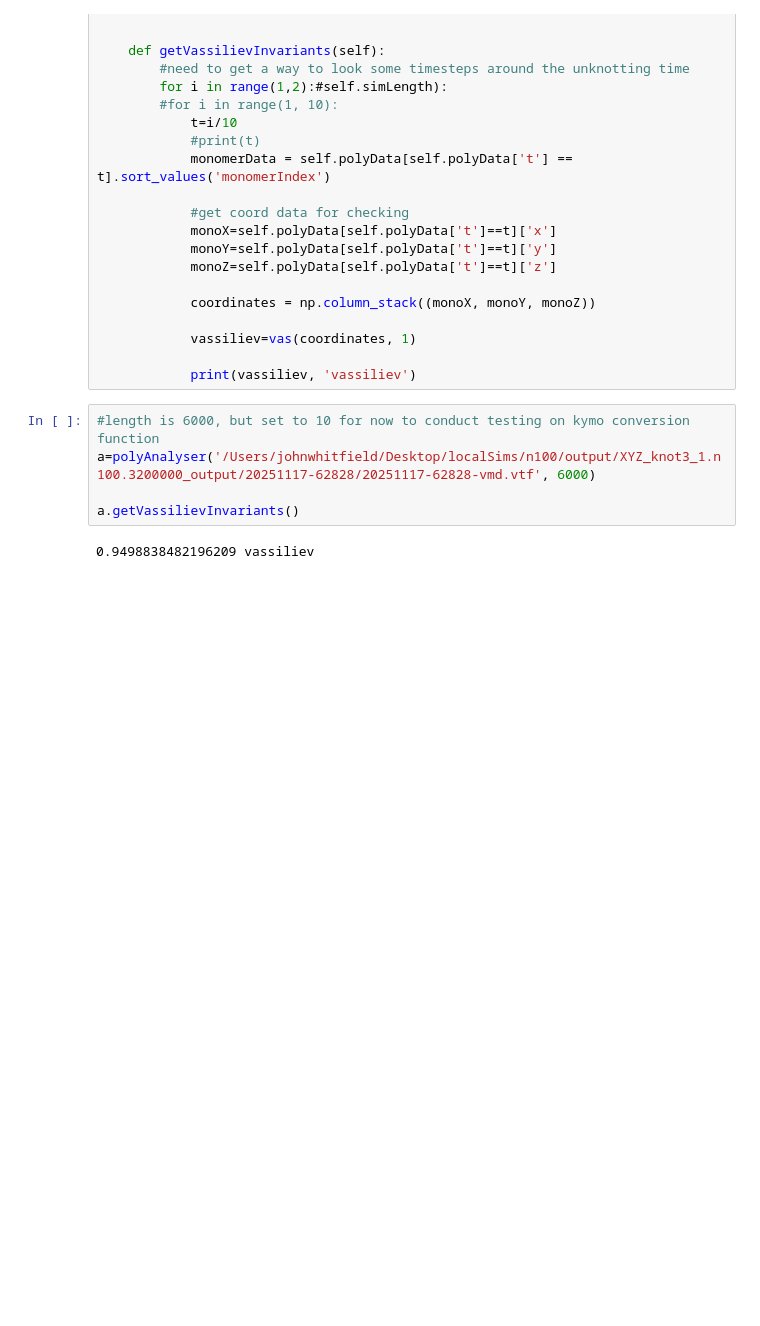
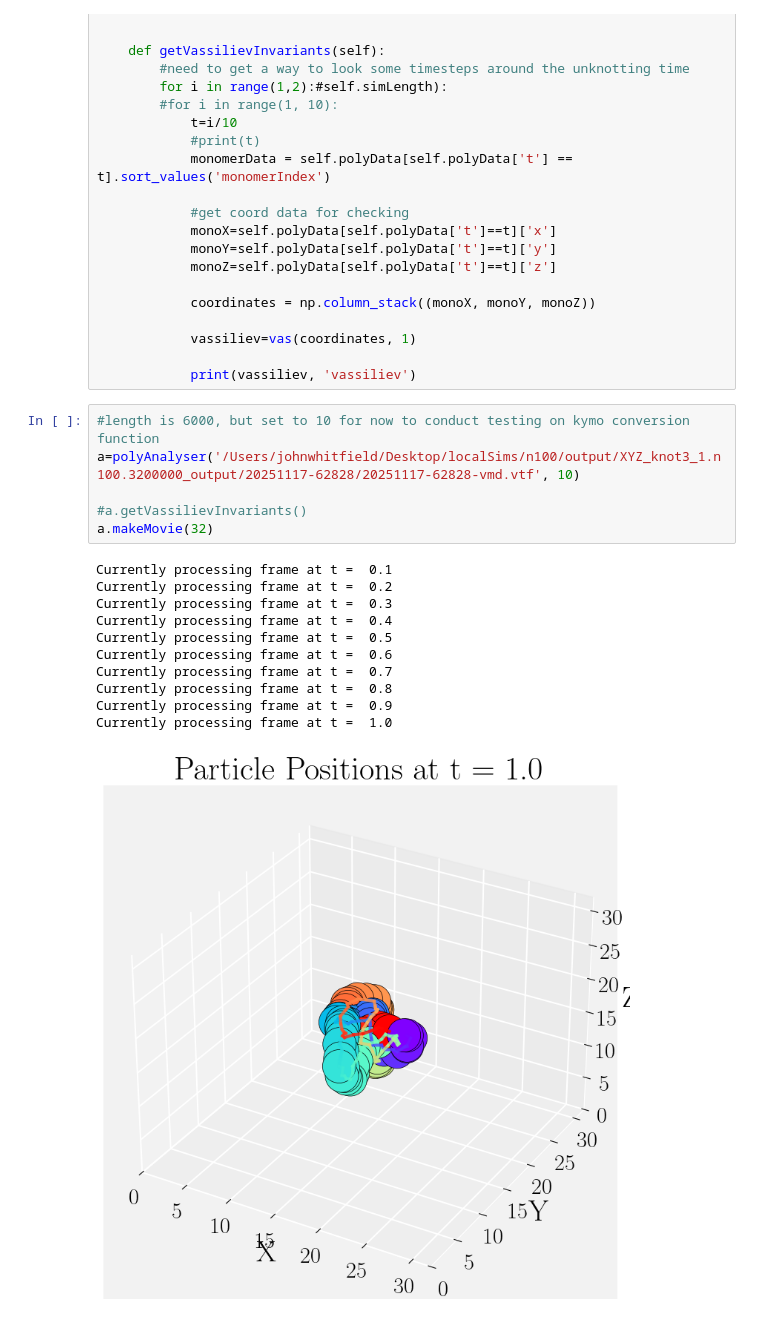
Before and after one commit to Tiggger/polyAnalyser, a Jupyter notebook: polyAnalyser.ipynb, the cells around one changed output. Cells and saved outputs as stored; diff of their text form; blank space fills up the shorter version.

```diff
--- a/polyAnalyser.ipynb
+++ b/polyAnalyser.ipynb
@@ -276,8 +276,19 @@ class polyAnalyser():
             print(vassiliev, 'vassiliev')
 # %%
 #length is 6000, but set to 10 for now to conduct testing on kymo conversion function
-a=polyAnalyser('/Users/johnwhitfield/Desktop/localSims/n100/output/XYZ_knot3_1.n100.3200000_output/20251117-62828/20251117-62828-vmd.vtf', 6000)
+a=polyAnalyser('/Users/johnwhitfield/Desktop/localSims/n100/output/XYZ_knot3_1.n100.3200000_output/20251117-62828/20251117-62828-vmd.vtf', 10)
 
-a.getVassilievInvariants()
+#a.getVassilievInvariants()
+a.makeMovie(32)
 # %% [output]
-0.9498838482196209 vassiliev
+Currently processing frame at t =  0.1
+Currently processing frame at t =  0.2
+Currently processing frame at t =  0.3
+Currently processing frame at t =  0.4
+Currently processing frame at t =  0.5
+Currently processing frame at t =  0.6
+Currently processing frame at t =  0.7
+Currently processing frame at t =  0.8
+Currently processing frame at t =  0.9
+Currently processing frame at t =  1.0
+[figure, added]
```
Also changed, not shown: 4 other files.
